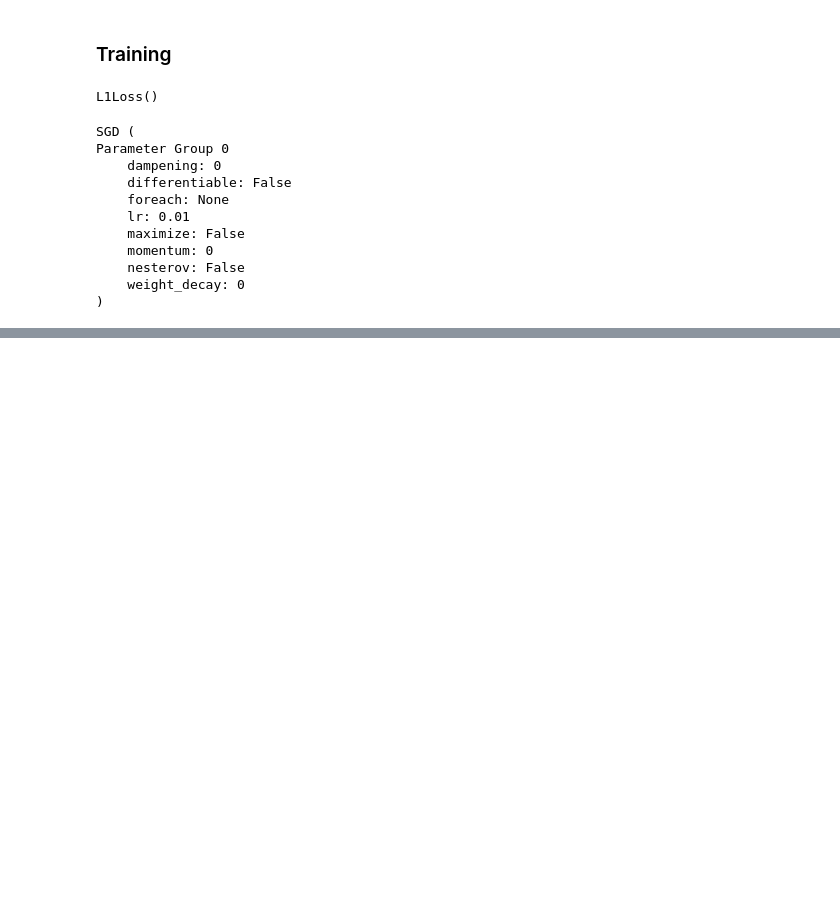
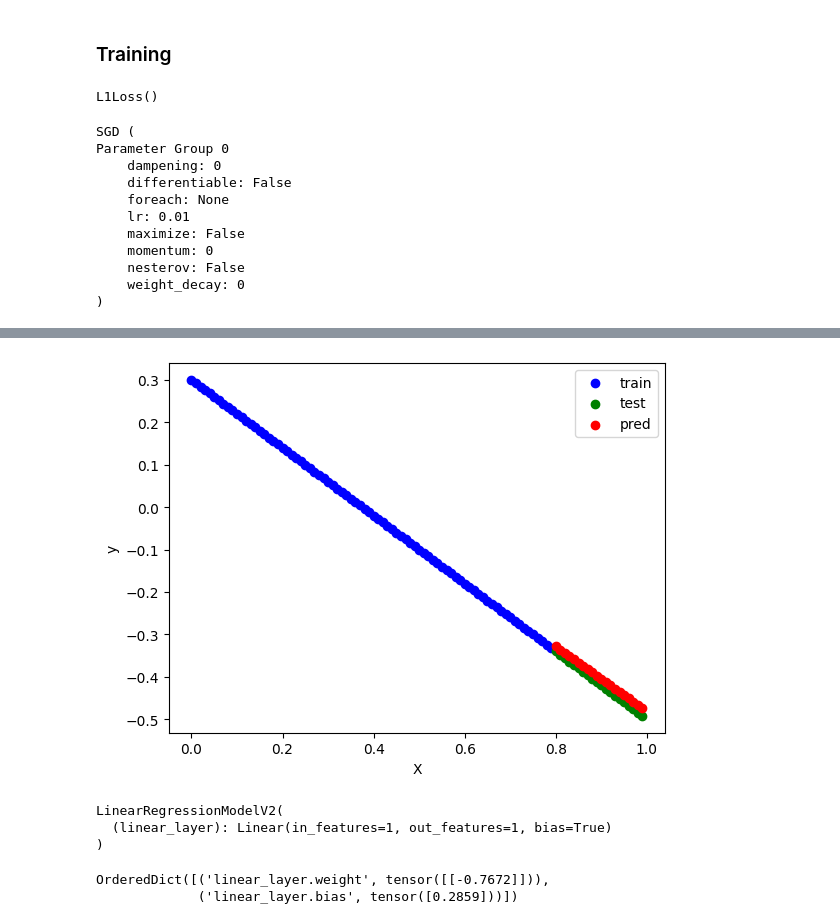
Before and after one commit to AlirezaAhadipour/PyTorch-deep-learning, a Jupyter notebook: 01_pytorch_workflow.ipynb, the cells around one changed output, grey strips where cells are left out. Saved outputs shown, nothing was run; the diff lists cells and outputs as text; code cells hidden in the pictures; blank space fills up the shorter version.

```diff
--- a/01_pytorch_workflow.ipynb
+++ b/01_pytorch_workflow.ipynb
@@ -170,0 +301,16 @@ for epoch in range(epochs):
+# %%
+# send data to device
+
+X_train = X_train.to(device)
+y_train = y_train.to(device)
+X_test = X_test.to(device)
+y_test = y_test.to(device)
+# %%
+## building a model
+class LinearRegressionModelV2(nn.Module):
+  def __init__(self):
+    super().__init__()
+    self.linear_layer = nn.Linear(in_features=1, out_features=1)
+
+  def forward(self, x):
+    return self.linear_layer(x)
@@ -170,0 +389,9 @@ for epoch in range(epochs):
+# %%
+## Evaluate the model
+model_1.eval()
+with torch.inference_mode():
+  y_preds = model_1(X_test)
+
+plot_preds(X_train, y_train, X_test, y_test, predictions=y_preds.cpu())
+# %% [output]
+[figure, added]
@@ -170,0 +413,14 @@ for epoch in range(epochs):
+# %%
+# load
+loaded_model_1 = LinearRegressionModelV2()
+loaded_model_1.load_state_dict(torch.load(model_save_path))
+loaded_model_1.to(device)
+# %% [output]
+LinearRegressionModelV2(
+  (linear_layer): Linear(in_features=1, out_features=1, bias=True)
+)
+# %%
+loaded_model_1.state_dict()
+# %% [output]
+OrderedDict([('linear_layer.weight', tensor([[-0.7672]])),
+             ('linear_layer.bias', tensor([0.2859]))])
```
Also changed, not shown: parts of 20 cells of this notebook.
